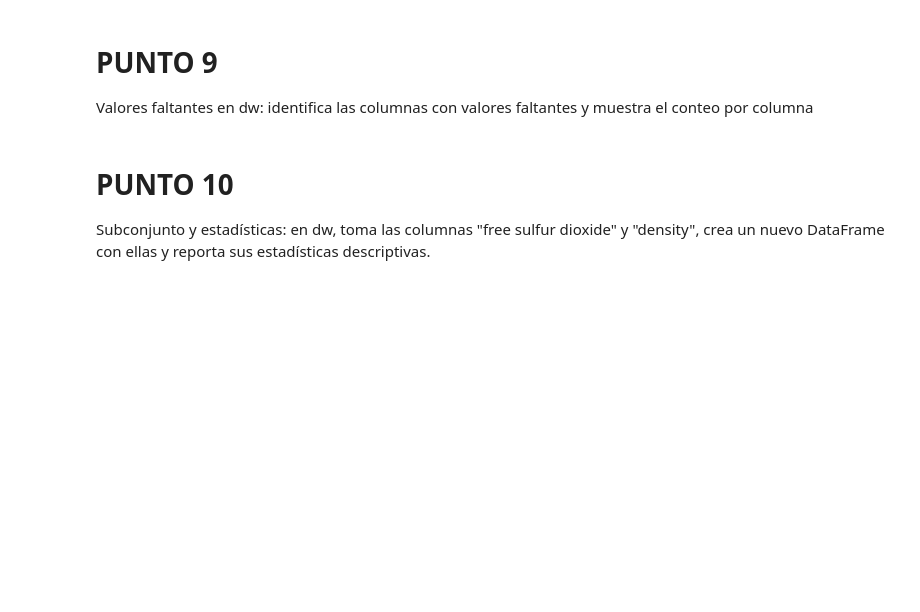
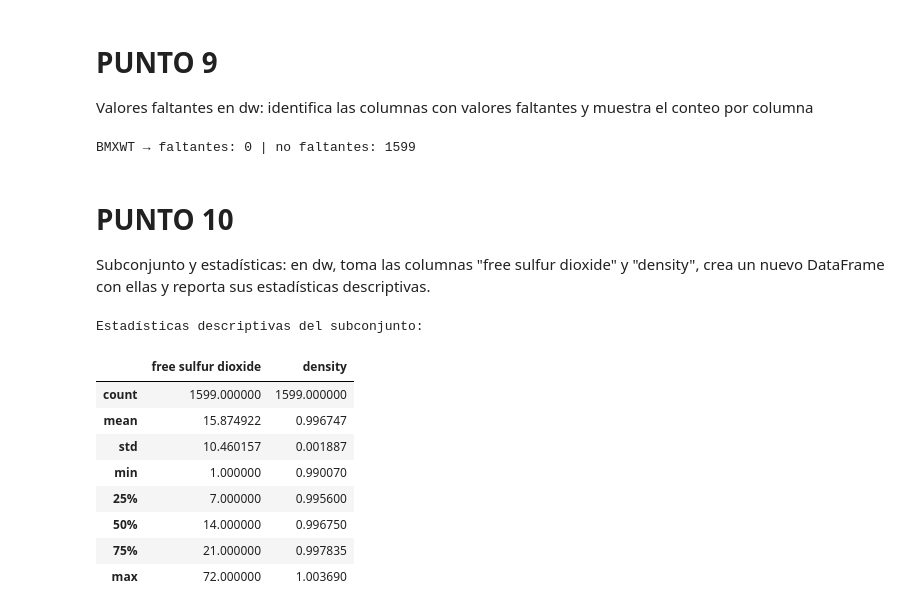
Before and after one commit to jesusfrojasr/Sistemas-avanzados-de-produccion-9CN, a Jupyter notebook: Serpa_Edwin_Rojas_Jesus_Garcia_Diego.ipynb, the cells around one changed output. Cells and saved outputs as stored; diff of their text form; code cells hidden in the pictures; blank space fills up the shorter version.

```diff
--- a/Serpa_Edwin_Rojas_Jesus_Garcia_Diego.ipynb
+++ b/Serpa_Edwin_Rojas_Jesus_Garcia_Diego.ipynb
@@ -964,7 +1168,32 @@ Tabla de frecuencias: muestra cómo construir una tabla de frecuencias para una
 # PUNTO 9
 
 Valores faltantes en dw: identifica las columnas con valores faltantes y muestra el conteo por columna
+# %%
+faltantes_bmxwt = pd.isnull(dw["pH"]).sum()
+no_faltantes_bmxwt = pd.notnull(dw["pH"]).sum()
+
+print("BMXWT → faltantes:", faltantes_bmxwt, "| no faltantes:", no_faltantes_bmxwt)
+# %% [output]
+BMXWT → faltantes: 0 | no faltantes: 1599
 # %% [markdown]
 # PUNTO 10
 
 Subconjunto y estadísticas: en dw, toma las columnas "free sulfur dioxide" y "density", crea un nuevo DataFrame con ellas y reporta sus estadísticas descriptivas.
+# %%
+# Crear un nuevo data frame a partir de dw
+dw_subconjunto = dw[['free sulfur dioxide', 'density']]
+
+# reportar estadística descriptiva
+print("Estadísticas descriptivas del subconjunto:")
+display(dw_subset.describe())
+# %% [output]
+Estadísticas descriptivas del subconjunto:
+|  | free sulfur dioxide | density |
+| count | 1599.000000 | 1599.000000 |
+| mean | 15.874922 | 0.996747 |
+| std | 10.460157 | 0.001887 |
+| min | 1.000000 | 0.990070 |
+| 25% | 7.000000 | 0.995600 |
+| 50% | 14.000000 | 0.996750 |
+| 75% | 21.000000 | 0.997835 |
+| max | 72.000000 | 1.003690 |
```
Also changed, not shown: parts of 25 cells of this notebook.
